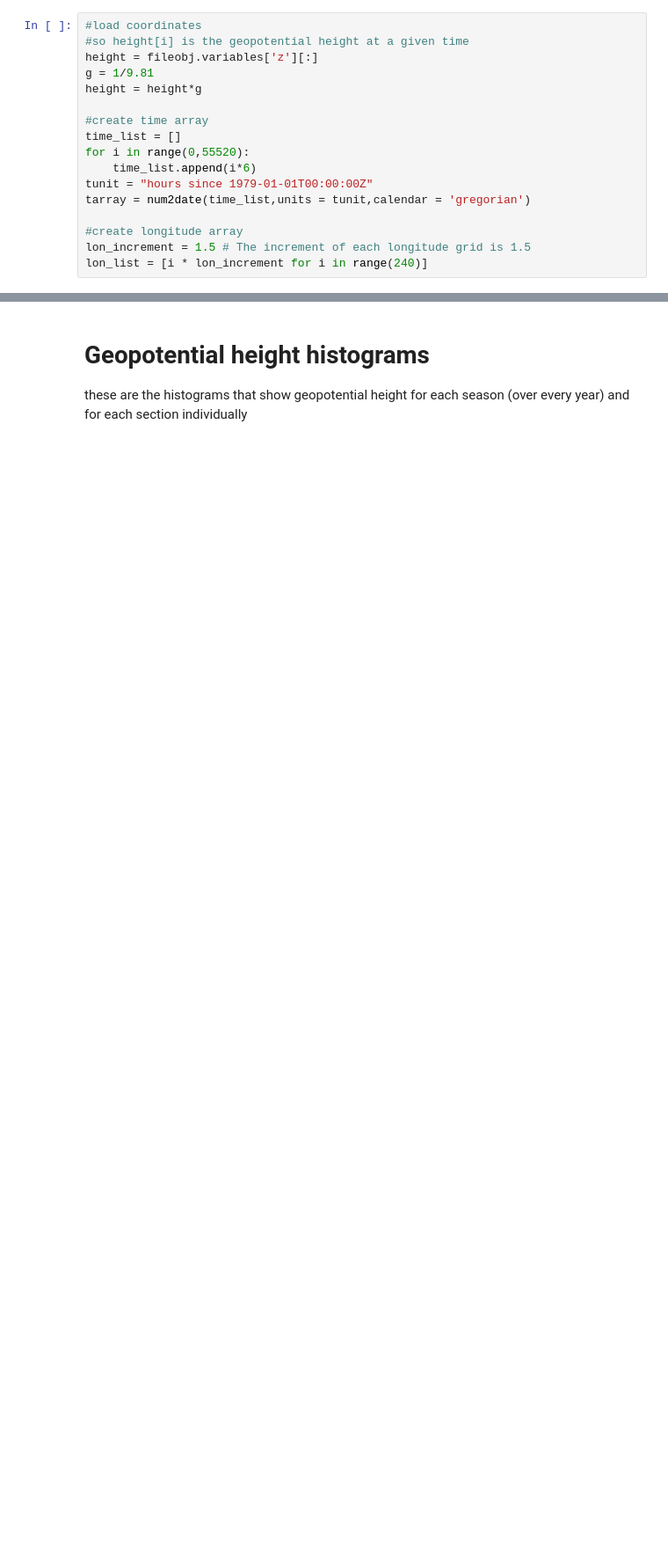
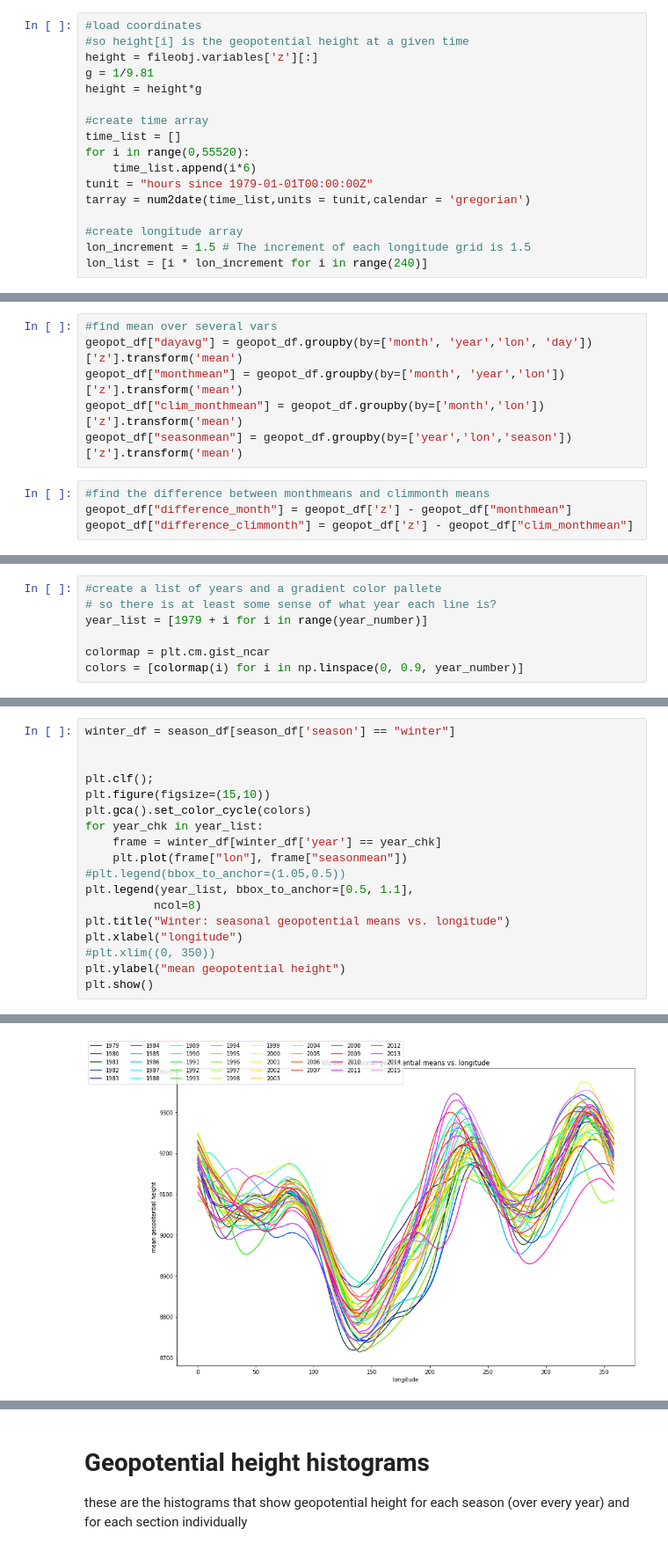
Before and after one commit to csyhuang/python-climate-data-processing, a Jupyter notebook: submission_from_claire/40.5N-processing/histo_40.5_geopot_means_v2.ipynb, the cells around one changed output, grey strips where cells are left out. Shown at 88% size. Drawn from its saved outputs; the diff is of its cells as text; blank space fills up the shorter version.

```diff
--- a/submission_from_claire/40.5N-processing/histo_40.5_geopot_means_v2.ipynb
+++ b/submission_from_claire/40.5N-processing/histo_40.5_geopot_means_v2.ipynb
@@ -103,2 +124,12 @@ day_df['difference'] = day_df['difference'] /9.81
+# %%
+#find mean over several vars
+geopot_df["dayavg"] = geopot_df.groupby(by=['month', 'year','lon', 'day'])['z'].transform('mean')
+geopot_df["monthmean"] = geopot_df.groupby(by=['month', 'year','lon'])['z'].transform('mean')
+geopot_df["clim_monthmean"] = geopot_df.groupby(by=['month','lon'])['z'].transform('mean')
+geopot_df["seasonmean"] = geopot_df.groupby(by=['year','lon','season'])['z'].transform('mean')
+# %%
+#find the difference between monthmeans and climmonth means
+geopot_df["difference_month"] = geopot_df['z'] - geopot_df["monthmean"]
+geopot_df["difference_climmonth"] = geopot_df['z'] - geopot_df["clim_monthmean"]
 # %%
 #to compare - get the average of four day sections
@@ -106,0 +164,7 @@ avg4_df = avg4_df.groupby(np.arange(len(avg4_df))//4).mean()
+# %%
+#create a list of years and a gradient color pallete
+# so there is at least some sense of what year each line is?
+year_list = [1979 + i for i in range(year_number)]
+
+colormap = plt.cm.gist_ncar
+colors = [colormap(i) for i in np.linspace(0, 0.9, year_number)]
@@ -106,0 +174,19 @@ avg4_df = avg4_df.groupby(np.arange(len(avg4_df))//4).mean()
+# %%
+winter_df = season_df[season_df['season'] == "winter"]
+
+
+plt.clf();
+plt.figure(figsize=(15,10))
+plt.gca().set_color_cycle(colors)
+for year_chk in year_list:
+    frame = winter_df[winter_df['year'] == year_chk]
+    plt.plot(frame["lon"], frame["seasonmean"])
+#plt.legend(bbox_to_anchor=(1.05,0.5))
+plt.legend(year_list, bbox_to_anchor=[0.5, 1.1],
+          ncol=8)
+plt.title("Winter: seasonal geopotential means vs. longitude")
+plt.xlabel("longitude")
+#plt.xlim((0, 350))
+plt.ylabel("mean geopotential height")
+plt.show()
+# %% [output]
@@ -106,0 +194 @@ avg4_df = avg4_df.groupby(np.arange(len(avg4_df))//4).mean()
+[figure, added]
```
Also changed, not shown: parts of 42 cells of this notebook.
